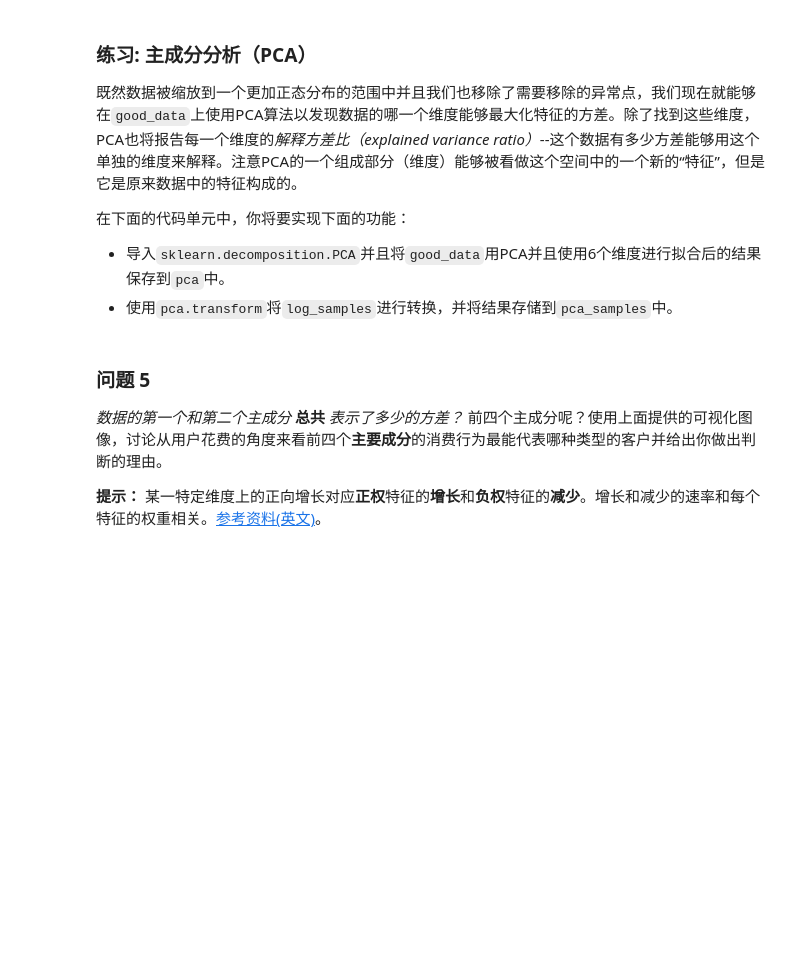
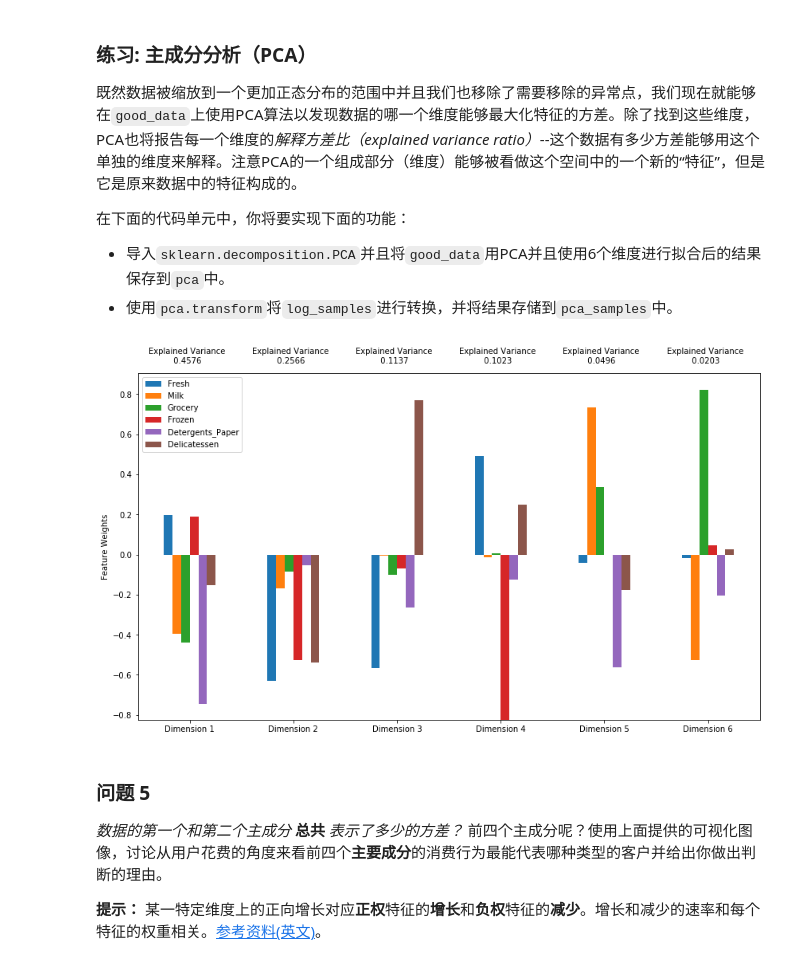
Before and after one commit to siyuanxu/udacity-ml, a Jupyter notebook: 03_customer_segments/customer_segments.ipynb, the cells around one changed output. Drawn from its saved outputs; the diff is of its cells as text; code cells hidden in the pictures; blank space fills up the shorter version.

```diff
--- a/03_customer_segments/customer_segments.ipynb
+++ b/03_customer_segments/customer_segments.ipynb
@@ -207,6 +207,7 @@ display(log_samples)
 一旦你完成了这些功能，数据集将存储在`good_data`中。
 # %%
 # 对于每一个特征，找到值异常高或者是异常低的数据点
+olss = []
 for feature in log_data.keys():
 
     # TODO：计算给定特征的Q1（数据的25th分位点）
@@ -221,9 +222,16 @@ for feature in log_data.keys():
     # 显示异常点
     print "Data points considered outliers for the feature '{}':".format(feature)
     display(log_data[~((log_data[feature] >= Q1 - step) & (log_data[feature] <= Q3 + step))])
+    ols = log_data[~((log_data[feature] >= Q1 - step) & (log_data[feature] <= Q3 + step))].index.tolist()
+    olss.append(ols)
+
+olss_new = [ii for i in olss for ii in i]
+more_than_one = list(set([i for i in olss_new if olss_new.count(i)>1]))
+more_than_two = list(set([i for i in olss_new if olss_new.count(i)>2]))
+print more_than_one, more_than_two
 
 # 可选：选择你希望移除的数据点的索引
-outliers  = []
+outliers  = [128, 65, 66, 75, 154, 95, 338, 86, 154, 325, 161, 183]
 
 # 如果选择了的话，移除异常点
 good_data = log_data.drop(log_data.index[outliers]).reset_index(drop = True)
@@ -306,13 +332,17 @@ Data points considered outliers for the feature 'Delicatessen':
  - 使用`pca.transform`将`log_samples`进行转换，并将结果存储到`pca_samples`中。
 # %%
 # TODO：通过在good data上使用PCA，将其转换成和当前特征数一样多的维度
-pca = None
+from sklearn.decomposition import PCA
+pca = PCA()
+pca.fit(good_data)
 
 # TODO：使用上面的PCA拟合将变换施加在log_samples上
-pca_samples = None
+pca_samples = pca.transform(log_samples)
 
 # 生成PCA的结果图
 pca_results = vs.pca_results(good_data, pca)
+# %% [output]
+[figure, added]
 # %% [markdown]
 ### 问题 5
 *数据的第一个和第二个主成分* **总共** *表示了多少的方差？*  前四个主成分呢？使用上面提供的可视化图像，讨论从用户花费的角度来看前四个**主要成分**的消费行为最能代表哪种类型的客户并给出你做出判断的理由。
```
Also changed, not shown: parts of 5 cells of this notebook, 1 other file.
